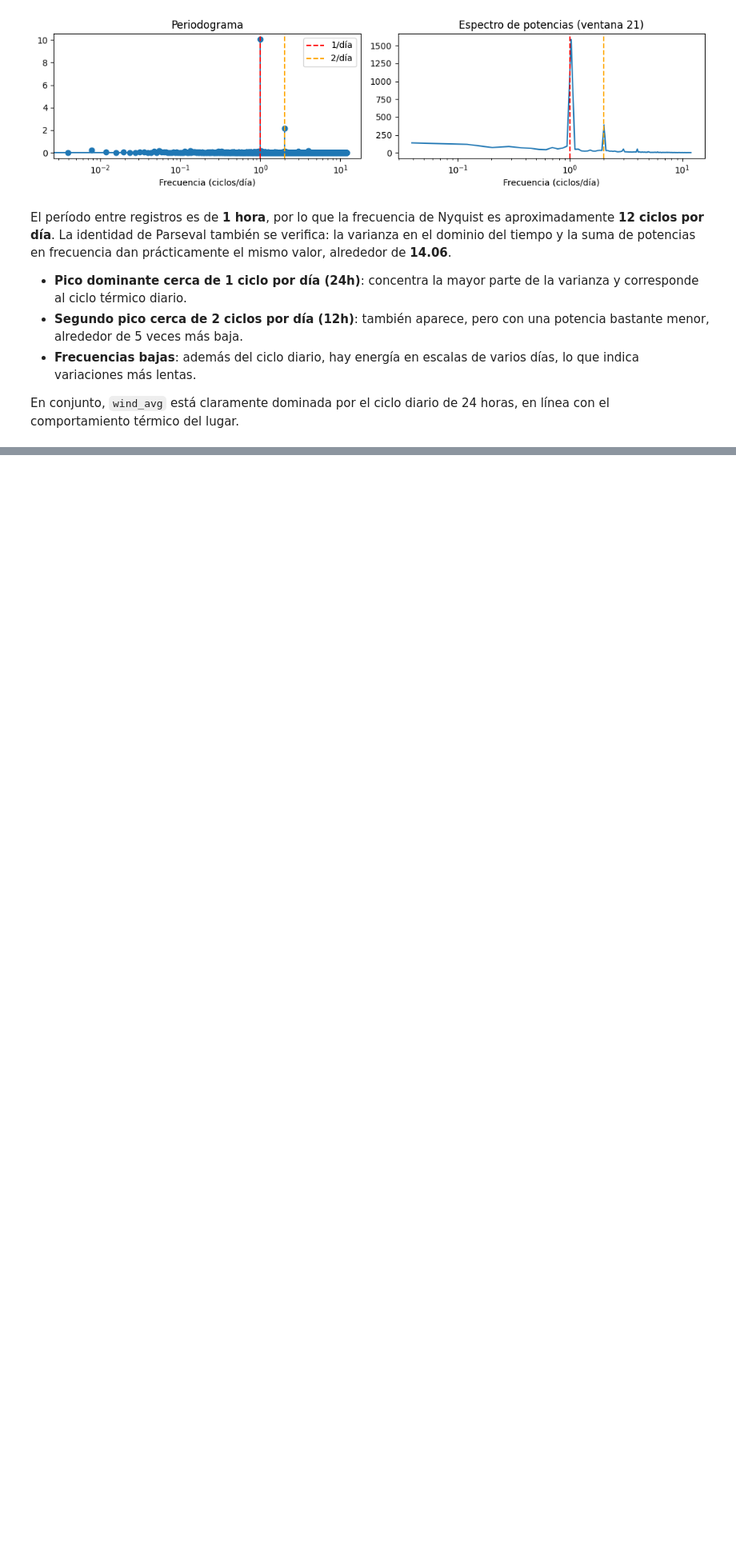
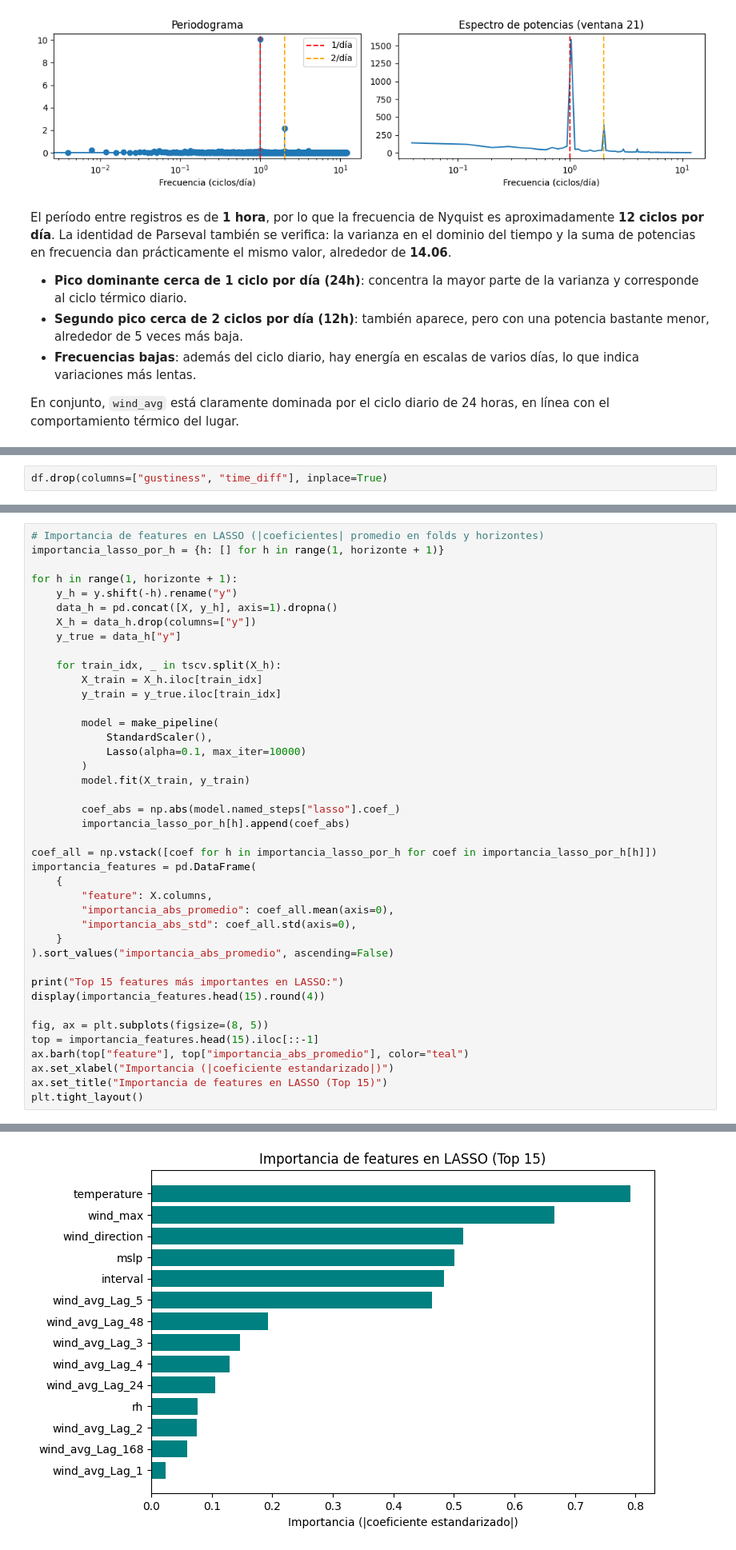
Before and after one commit to MarcosACH/potrerillos-wind-forecast, a Jupyter notebook: src/entregable_1.ipynb, the cells around one changed output, grey strips where cells are left out. Shown at 80% size. Cells and saved outputs as stored; diff of their text form; blank space fills up the shorter version.

Commit message:
Add Lasso model

```diff
--- a/src/entregable_1.ipynb
+++ b/src/entregable_1.ipynb
@@ -539,0 +375,2 @@ La regresión lineal supera ampliamente a la persistencia en h=12h. El R² negat
+# %%
+df.drop(columns=["gustiness", "time_diff"], inplace=True)
@@ -539,0 +480,42 @@ La regresión lineal supera ampliamente a la persistencia en h=12h. El R² negat
+# %%
+# Importancia de features en LASSO (|coeficientes| promedio en folds y horizontes)
+importancia_lasso_por_h = {h: [] for h in range(1, horizonte + 1)}
+
+for h in range(1, horizonte + 1):
+    y_h = y.shift(-h).rename("y")
+    data_h = pd.concat([X, y_h], axis=1).dropna()
+    X_h = data_h.drop(columns=["y"])
+    y_true = data_h["y"]
+
+    for train_idx, _ in tscv.split(X_h):
+        X_train = X_h.iloc[train_idx]
+        y_train = y_true.iloc[train_idx]
+
+        model = make_pipeline(
+            StandardScaler(),
+            Lasso(alpha=0.1, max_iter=10000)
+        )
+        model.fit(X_train, y_train)
+
+        coef_abs = np.abs(model.named_steps["lasso"].coef_)
+        importancia_lasso_por_h[h].append(coef_abs)
+
+coef_all = np.vstack([coef for h in importancia_lasso_por_h for coef in importancia_lasso_por_h[h]])
+importancia_features = pd.DataFrame(
+    {
+        "feature": X.columns,
+        "importancia_abs_promedio": coef_all.mean(axis=0),
+        "importancia_abs_std": coef_all.std(axis=0),
+    }
+).sort_values("importancia_abs_promedio", ascending=False)
+
+print("Top 15 features más importantes en LASSO:")
+display(importancia_features.head(15).round(4))
+
+fig, ax = plt.subplots(figsize=(8, 5))
+top = importancia_features.head(15).iloc[::-1]
+ax.barh(top["feature"], top["importancia_abs_promedio"], color="teal")
+ax.set_xlabel("Importancia (|coeficiente estandarizado|)")
+ax.set_title("Importancia de features en LASSO (Top 15)")
+plt.tight_layout()
+# %% [output]
@@ -539,0 +538 @@ La regresión lineal supera ampliamente a la persistencia en h=12h. El R² negat
+[figure, added]
```
Also changed, not shown: parts of 13 cells of this notebook.
